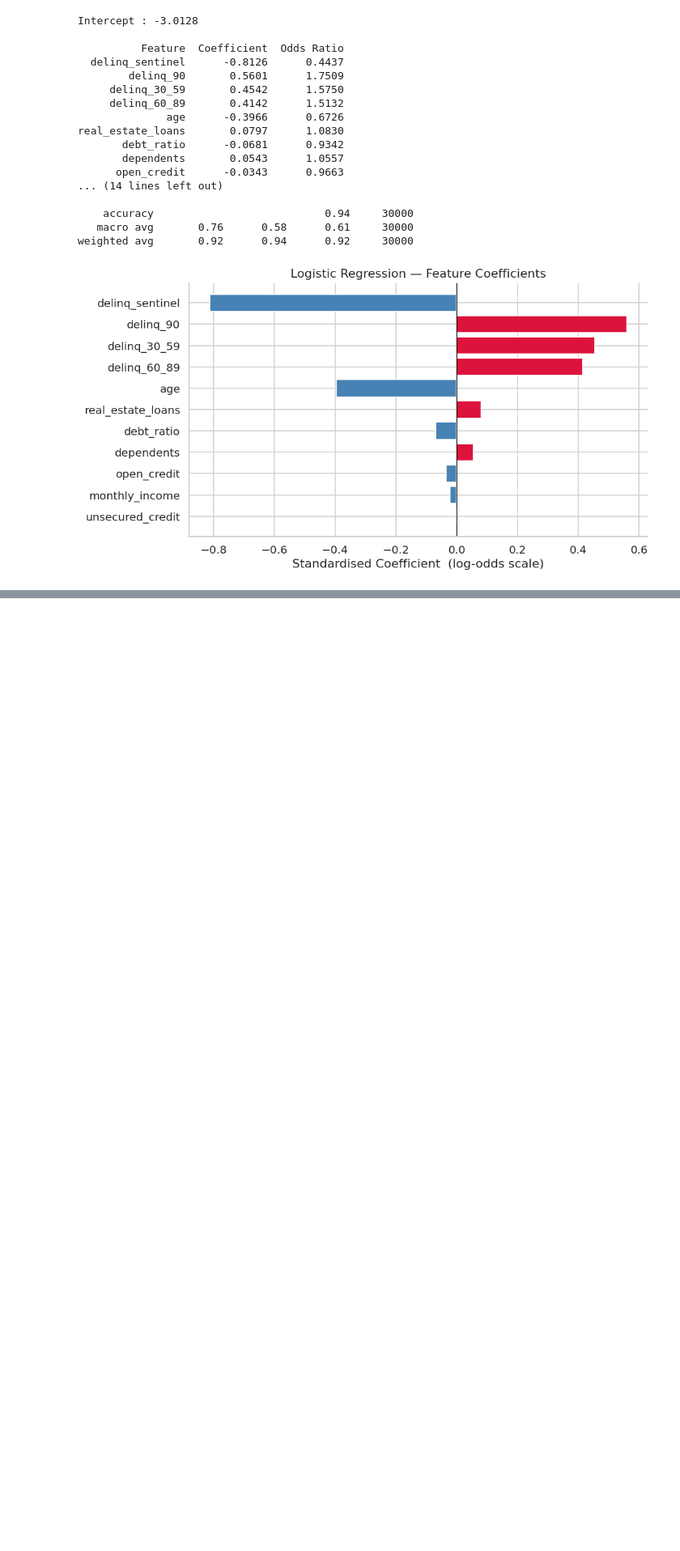
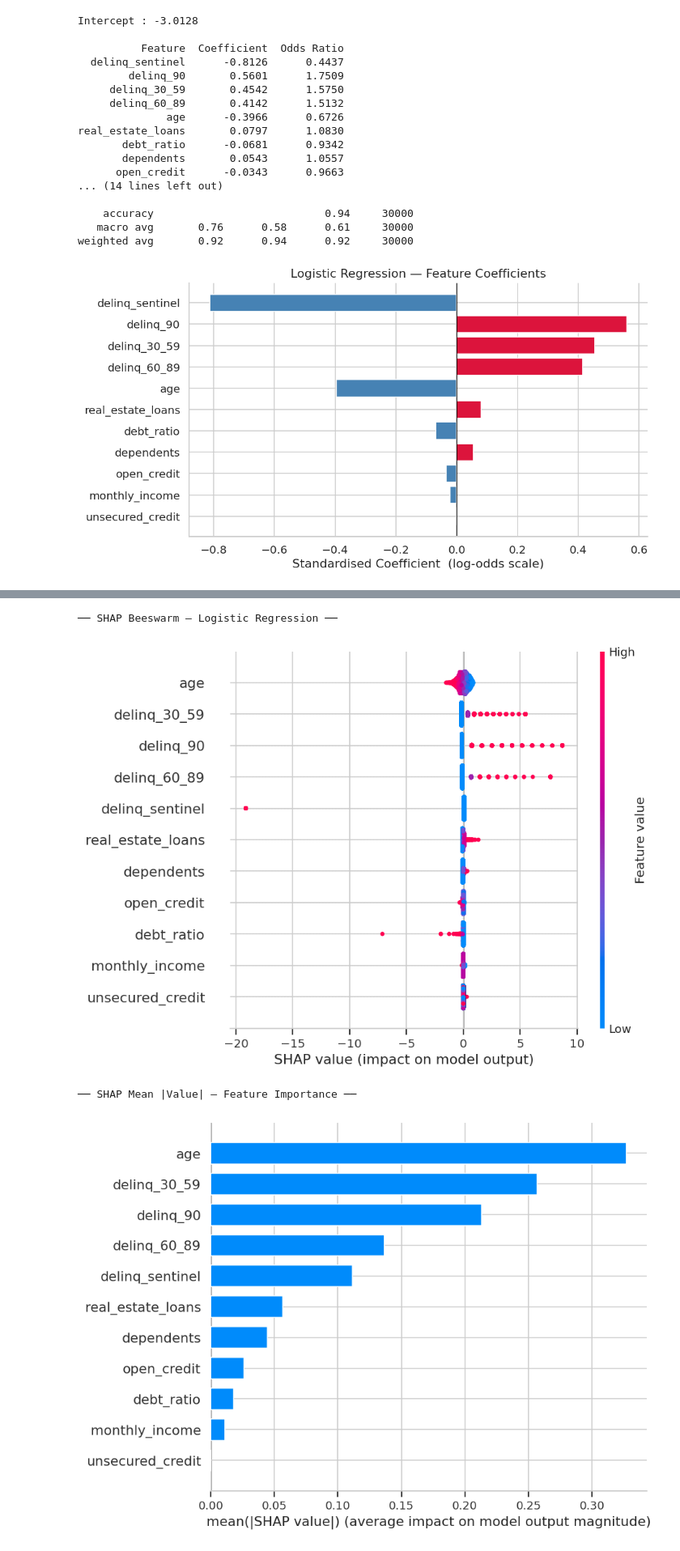
Before and after one commit to metaphorpritam/DSL_LAB_CRM, a Jupyter notebook: notebooks/eda.ipynb, the cells around one changed output, grey strips where cells are left out. Shown at 81% size. Saved outputs shown, nothing was run; the diff lists cells and outputs as text; code cells hidden in the pictures; blank space fills up the shorter version.

```diff
--- a/notebooks/eda.ipynb
+++ b/notebooks/eda.ipynb
@@ -1111,0 +1121,45 @@ weighted avg       0.92      0.94      0.92     30000
+# %%
+import shap
+
+# ── LinearExplainer: exact Shapley values for a linear model ──────────────
+# Background = training set (mean baseline); masker handles correlated features
+masker    = shap.maskers.Independent(X_tr_s, max_samples=500)
+explainer = shap.LinearExplainer(lr, masker=masker)
+
+shap_values = explainer.shap_values(X_te_s)   # (n_test, n_features)
+
+# ── Beeswarm (summary) plot ───────────────────────────────────────────────
+print("── SHAP Beeswarm — Logistic Regression ──")
+shap.summary_plot(
+    shap_values,
+    features=X_te_s,
+    feature_names=LR_COLS,
+    plot_type='dot',
+    max_display=11,
+    show=True,
+)
+
+# ── Mean |SHAP| bar chart ─────────────────────────────────────────────────
+print("\n── SHAP Mean |Value| — Feature Importance ──")
+shap.summary_plot(
+    shap_values,
+    features=X_te_s,
+    feature_names=LR_COLS,
+    plot_type='bar',
+    max_display=11,
+    show=True,
+)
+
+# ── Numeric summary ───────────────────────────────────────────────────────
+mean_abs_shap = pd.DataFrame({
+    'Feature':        LR_COLS,
+    'Mean |SHAP|':    np.abs(shap_values).mean(axis=0),
+}).sort_values('Mean |SHAP|', ascending=False).reset_index(drop=True)
+
+print("\nFeature ranking by mean |SHAP value|:")
+print(mean_abs_shap.to_string(index=False, float_format='{:.5f}'.format))
+# %% [output]
+── SHAP Beeswarm — Logistic Regression ──
+[figure, added]
+── SHAP Mean |Value| — Feature Importance ──
+[figure, added]
```
Also changed, not shown: parts of 4 cells of this notebook, 12 other files.
